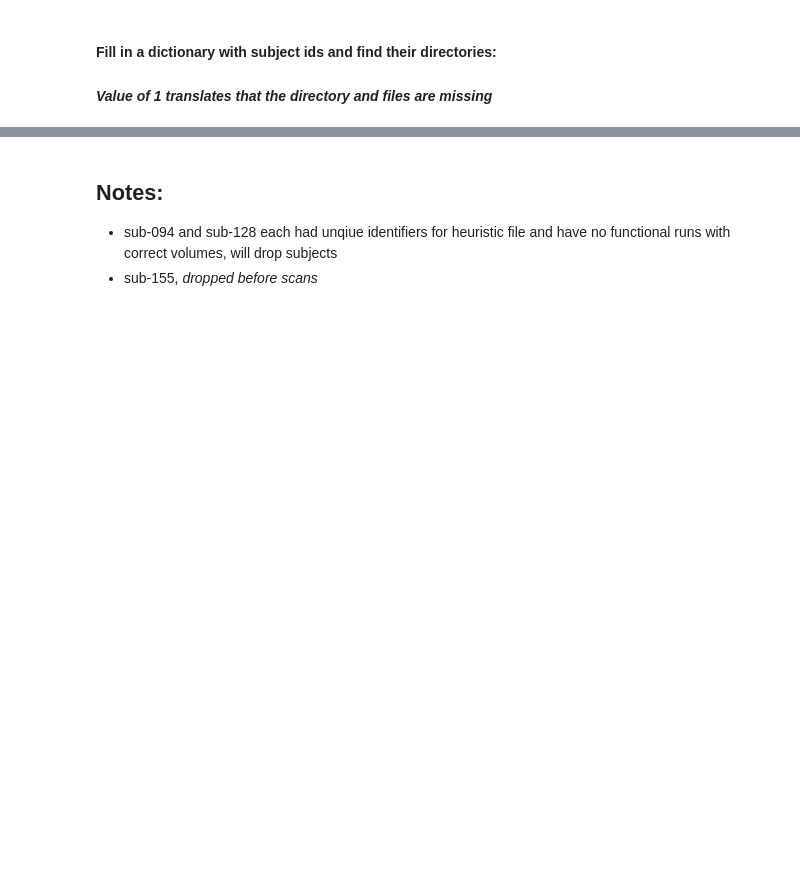
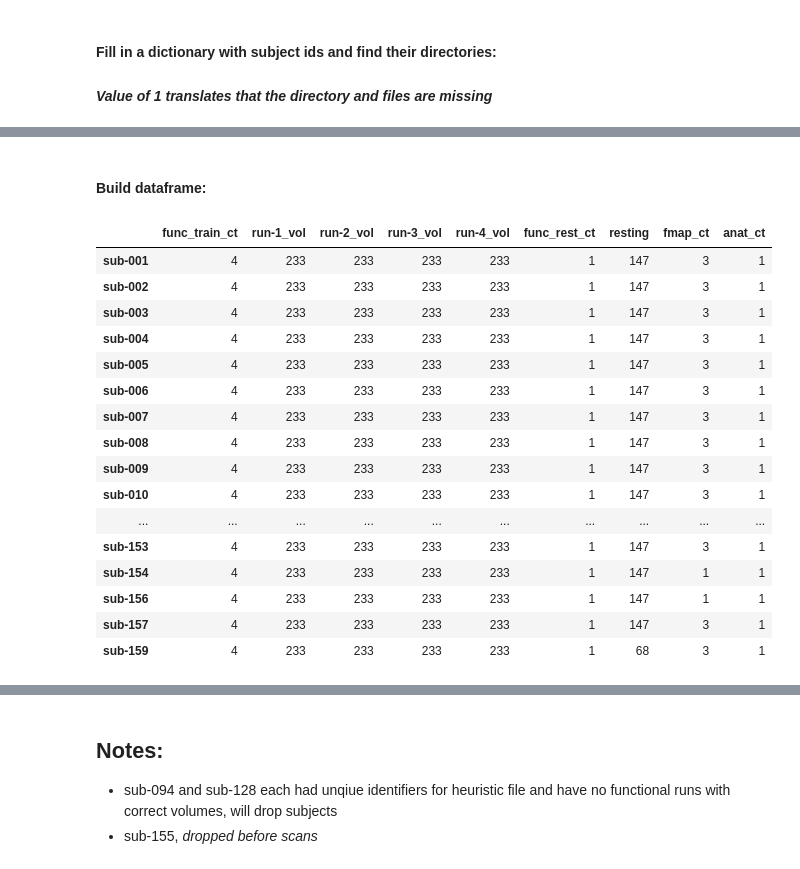
Before and after one commit to niblunc/bbx, a Jupyter notebook: qc_bids.ipynb, the cells around one changed output, grey strips where cells are left out. Saved outputs shown, nothing was run; the diff lists cells and outputs as text; code cells hidden in the pictures; blank space fills up the shorter version.

```diff
--- a/qc_bids.ipynb
+++ b/qc_bids.ipynb
@@ -151,2 +196,23 @@ for dir_path in sorted(bids_dirs):
+# %% [markdown]
+#### Build dataframe:
 # %%
 bids_df = pd.DataFrame(qa_dict).T
+ICD.display(bids_df)
+# %% [output]
+|  | func_train_ct | run-1_vol | run-2_vol | run-3_vol | run-4_vol | func_rest_ct | resting | fmap_ct | anat_ct |
+| sub-001 | 4 | 233 | 233 | 233 | 233 | 1 | 147 | 3 | 1 |
+| sub-002 | 4 | 233 | 233 | 233 | 233 | 1 | 147 | 3 | 1 |
+| sub-003 | 4 | 233 | 233 | 233 | 233 | 1 | 147 | 3 | 1 |
+| sub-004 | 4 | 233 | 233 | 233 | 233 | 1 | 147 | 3 | 1 |
+| sub-005 | 4 | 233 | 233 | 233 | 233 | 1 | 147 | 3 | 1 |
+| sub-006 | 4 | 233 | 233 | 233 | 233 | 1 | 147 | 3 | 1 |
+| sub-007 | 4 | 233 | 233 | 233 | 233 | 1 | 147 | 3 | 1 |
+| sub-008 | 4 | 233 | 233 | 233 | 233 | 1 | 147 | 3 | 1 |
+| sub-009 | 4 | 233 | 233 | 233 | 233 | 1 | 147 | 3 | 1 |
+| sub-010 | 4 | 233 | 233 | 233 | 233 | 1 | 147 | 3 | 1 |
+| ... | ... | ... | ... | ... | ... | ... | ... | ... | ... |
+| sub-153 | 4 | 233 | 233 | 233 | 233 | 1 | 147 | 3 | 1 |
+| sub-154 | 4 | 233 | 233 | 233 | 233 | 1 | 147 | 1 | 1 |
+| sub-156 | 4 | 233 | 233 | 233 | 233 | 1 | 147 | 1 | 1 |
+| sub-157 | 4 | 233 | 233 | 233 | 233 | 1 | 147 | 3 | 1 |
+| sub-159 | 4 | 233 | 233 | 233 | 233 | 1 | 68 | 3 | 1 |
```
Also changed, not shown: parts of 39 cells of this notebook, 10 other files.
